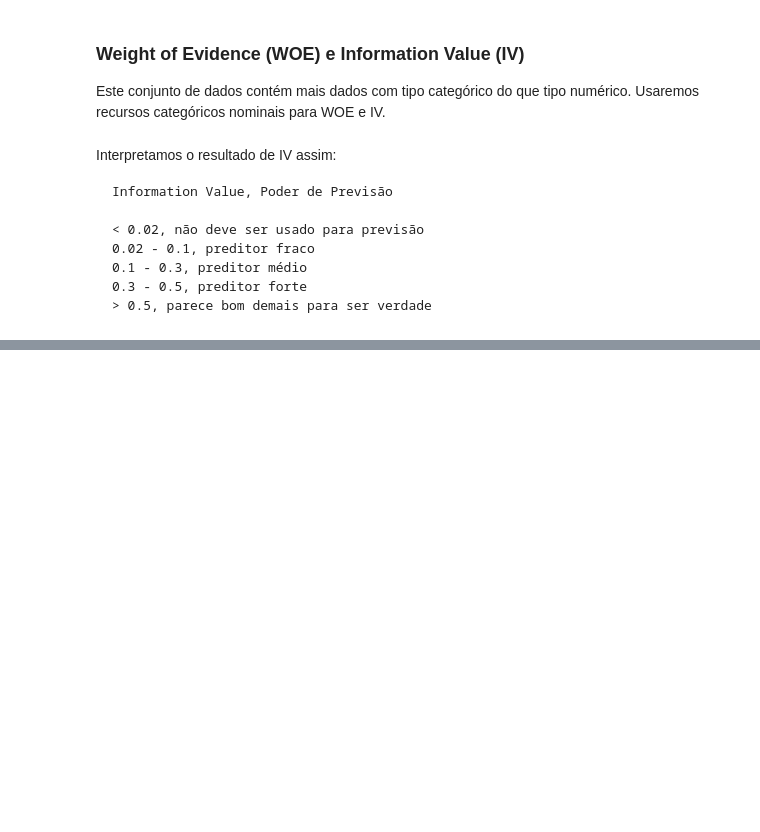
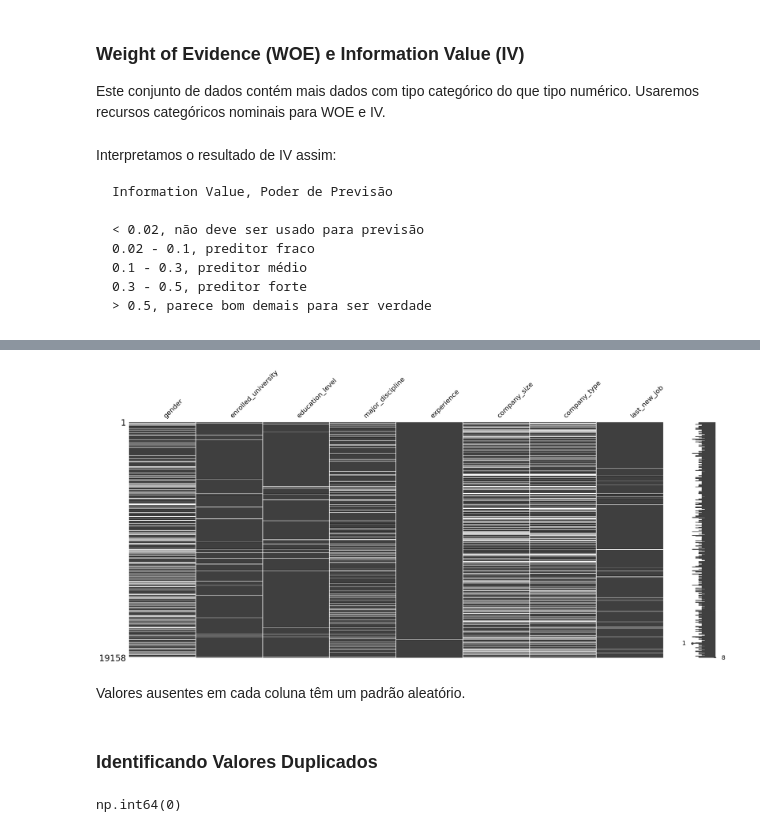
Before and after one commit to gabrielferro1/data_science_course, a Jupyter notebook: main.ipynb, the cells around one changed output, grey strips where cells are left out. Cells and saved outputs as stored; diff of their text form; code cells hidden in the pictures; blank space fills up the shorter version.

```diff
--- a/main.ipynb
+++ b/main.ipynb
@@ -392,0 +489,21 @@ Interpretamos o resultado de IV assim:
+# %%
+# Gera a visualização
+
+# Dataframe
+df_nan = pd.DataFrame(df.isna().sum())
+
+# Plot - Mapa de Valores Ausentes
+if df.isna().any(axis=None):
+    missingno.matrix(df[df_nan[df_nan[0]>0].index])
+    plt.show()
+# %% [output]
+[figure, added]
+# %% [markdown]
+Valores ausentes em cada coluna têm um padrão aleatório.
+# %% [markdown]
+### Identificando Valores Duplicados
+# %%
+# Checando valores duplicados (nao ha)
+df['enrollee_id'].duplicated().sum()
+# %% [output]
+np.int64(0)
```
Also changed, not shown: parts of 11 cells of this notebook.
